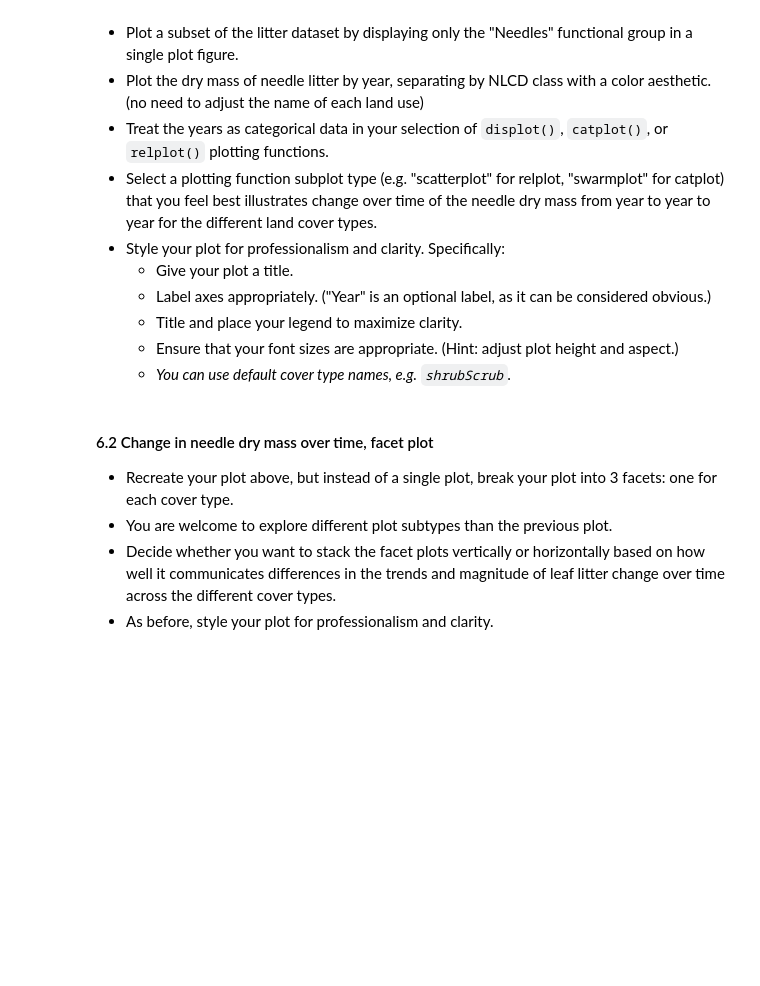
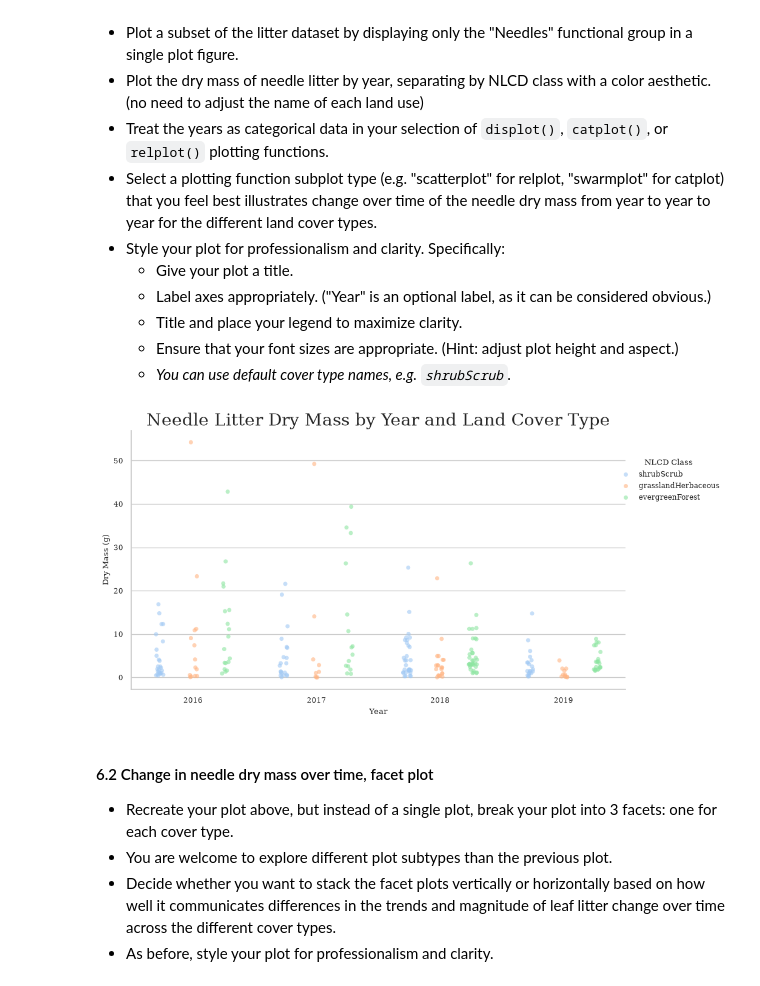
Before and after one commit to peytonrsmith/ENV700, a Jupyter notebook: assignments/A5-DataVisualization.ipynb, the cells around one changed output. Cells and saved outputs as stored; diff of their text form; code cells hidden in the pictures; blank space fills up the shorter version.

```diff
--- a/assignments/A5-DataVisualization.ipynb
+++ b/assignments/A5-DataVisualization.ipynb
@@ -40,4 +82,10 @@ As always, address the tasks below to the best of your ability. Be sure to ask i
 # %%
 # 2.2.1 Import the NEON NIWO dataset, setting the `collectDate` field to a datetime object
+NEON_NIWO = (
+    pd.read_csv(
+        processed_fldr/'NEON_NIWO_Litter_mass_trap_Processed.csv'
+    ,
+        parse_dates=['collectDate'])
+)
 # %%
 # 2.2.2 Create a month column to be an ordered categorical data type with levels for all months.
@@ -107,6 +271,36 @@ We are curious how the amount of needles is changing from year to year, specific
     - *You can use default cover type names, e.g. `shrubScrub`.*
 # %%
 # 6. Plot the dry mass of needles over time, separated by NLCD cover type
+needles = NEON_NIWO[NEON_NIWO['functionalGroup'] == 'Needles'].copy()
+needles['year'] = pd.to_datetime(needles['collectDate']).dt.year
+
+g = sns.catplot(
+    data = needles,
+    y='dryMass',
+    kind='strip',
+    x='year',
+    hue='nlcdClass',
+    dodge=True,
+    alpha=0.6,
+    height=5,
+    aspect=1.8
+)
+
+g.set(
+    title = 'Needle Litter Dry Mass by Year and Land Cover Type',
+    xlabel= 'Year',
+    ylabel= 'Dry Mass (g)'
+    )
+
+sns.move_legend(
+    g,
+    'upper right',
+    bbox_to_anchor=(0.98, 0.9),
+    title='NLCD Class',
+    frameon=False
+);
+# %% [output]
+[figure, added]
 # %% [markdown]
 #### 6.2 Change in needle dry mass over time, facet plot
 * Recreate your plot above, but instead of a single plot, break your plot into 3 facets: one for each cover type.
```
Also changed, not shown: parts of 17 cells of this notebook.
